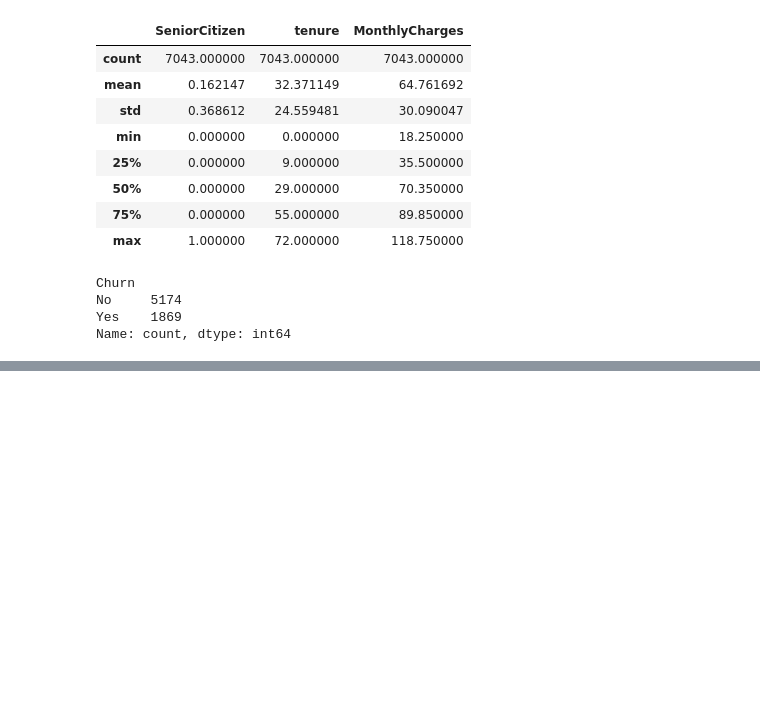
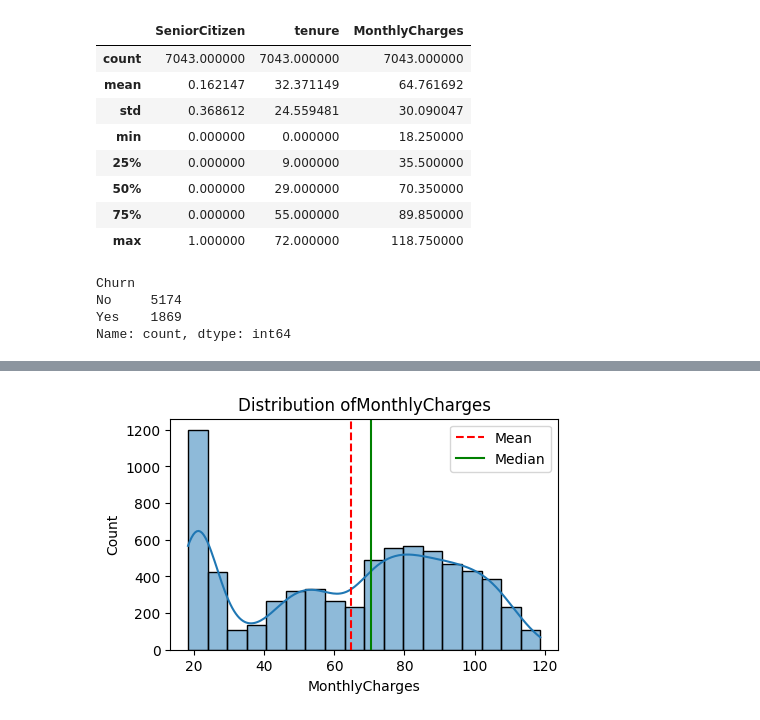
Before and after one commit to nileshdeb/customer-churn-predictor, a Jupyter notebook: main.ipynb, the cells around one changed output, grey strips where cells are left out. Saved outputs shown, nothing was run; the diff lists cells and outputs as text; code cells hidden in the pictures; blank space fills up the shorter version.

```diff
--- a/main.ipynb
+++ b/main.ipynb
@@ -62,0 +261,4 @@ Name: count, dtype: int64
+# %%
+plot_histogram(df,'MonthlyCharges')
+# %% [output]
+[figure, added]
```
Also changed, not shown: parts of 85 cells of this notebook.
